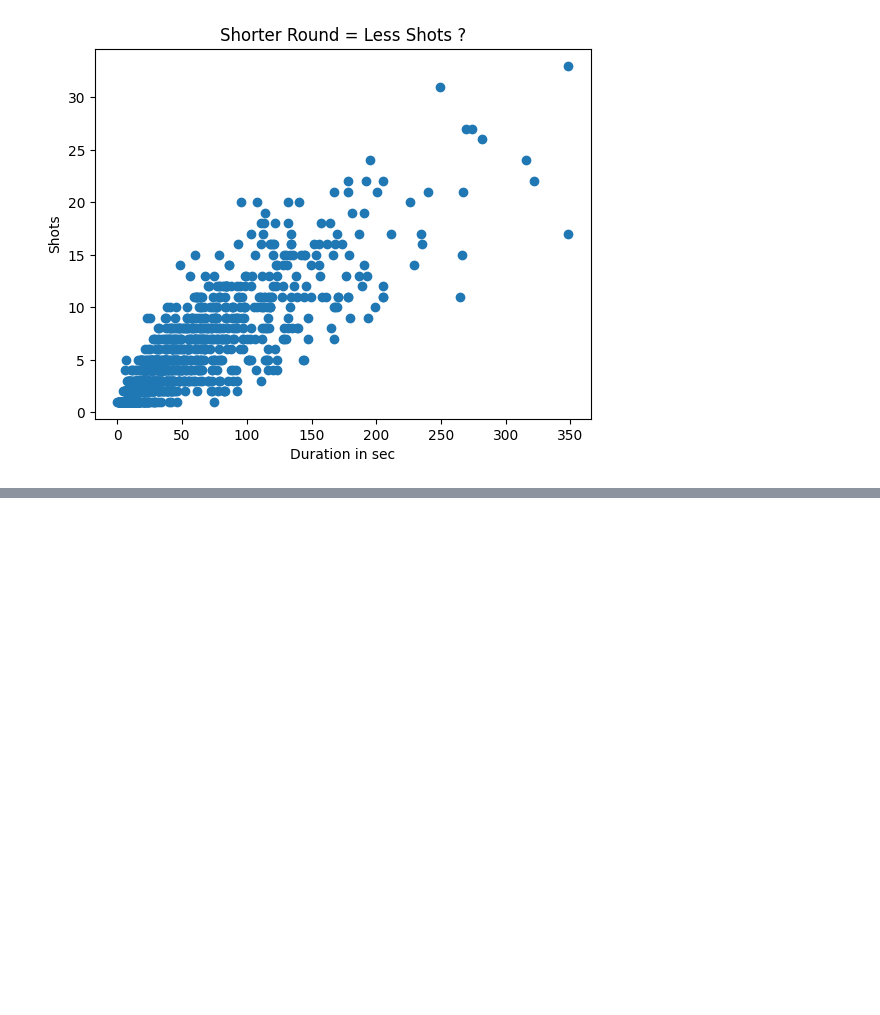
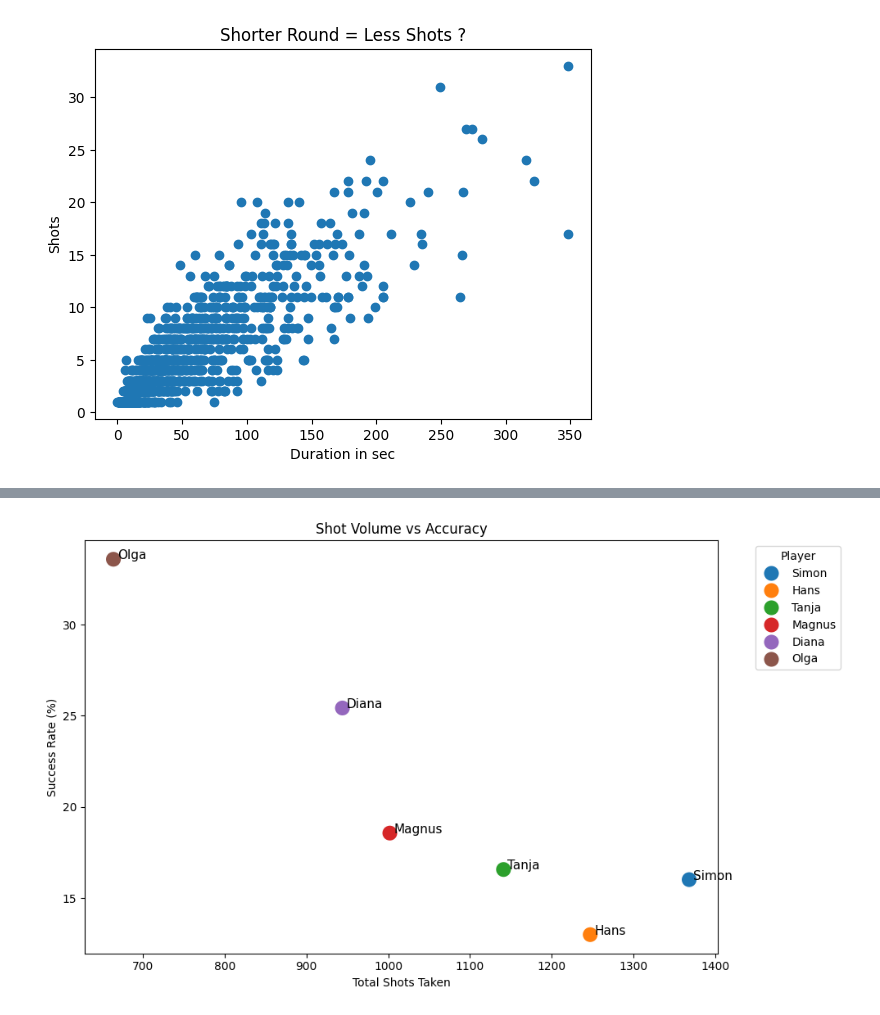
Before and after one commit to Rutvik-rn/Kicker-Strategy, a Jupyter notebook: notebook.ipynb, the cells around one changed output, grey strips where cells are left out. Saved outputs shown, nothing was run; the diff lists cells and outputs as text; code cells hidden in the pictures; blank space fills up the shorter version.

```diff
--- a/notebook.ipynb
+++ b/notebook.ipynb
@@ -399,0 +407,17 @@ Text(0.5, 1.0, 'Shorter Round = Less Shots ?')
+# %%
+# Keep only rows where the event is a shot
+shots_only = timestamped_data[timestamped_data["event_type"] == "shot"].copy()
+# Count shots and goals for each player
+player_shots = shots_only.groupby("player").agg(
+    total_shots=("player", "count"),
+    total_goals=("is_goal", "sum")).reset_index()
+
+# Calculate success rate (shot=goal)
+player_shots["success_rate_%"] = (
+    player_shots["total_goals"]/player_shots["total_shots"])* 100
+
+# Sort players by how many shots they took
+player_shots = player_shots.sort_values(by="total_shots", ascending=False)
+# Display the table
+print("Player Shot Statistics:")
+display(player_shots.round(1))
@@ -399,0 +433,28 @@ Text(0.5, 1.0, 'Shorter Round = Less Shots ?')
+# %%
+# Create the scatterplot
+plt.figure(figsize=(10, 6))
+sns.scatterplot(
+    data=player_shots,
+    x="total_shots",
+    y="success_rate_%",
+    hue="player",
+    s=200)
+
+# Display player names on plot
+for i in range(len(player_shots)):
+    plt.text(
+        player_shots["total_shots"].iloc[i] + 5,
+        player_shots["success_rate_%"].iloc[i],
+        player_shots["player"].iloc[i],
+        fontsize=11)
+# Add title and axes labels
+plt.title("Shot Volume vs Accuracy")
+plt.xlabel("Total Shots Taken")
+plt.ylabel("Success Rate (%)")
+
+# Define legend-
+plt.legend(title="Player", bbox_to_anchor=(1.05, 1), loc="upper left")
+plt.tight_layout()
+plt.show()
+# %% [output]
+[figure, added]
```
Also changed, not shown: parts of 39 cells of this notebook.
